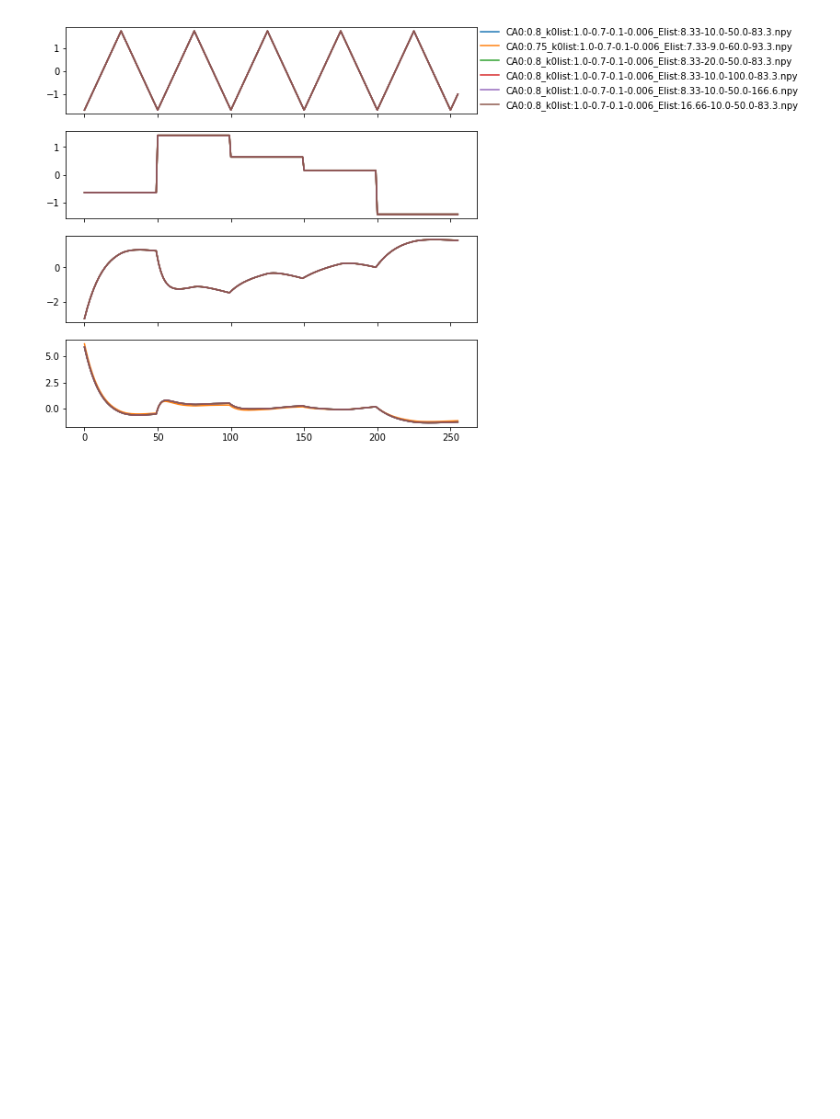
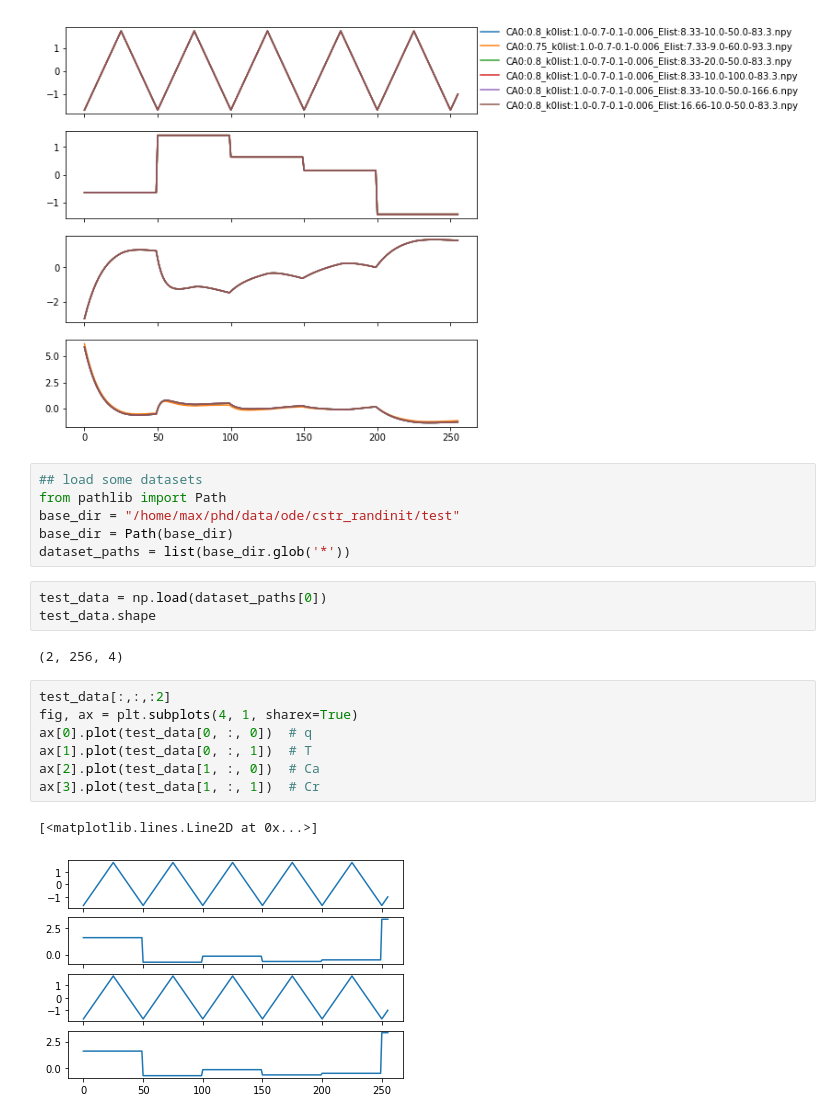
Before and after one commit to forgi86/RNN-adaptation, a Jupyter notebook: notebooks/data_gen_experimental.ipynb, the cells around one changed output. Drawn from its saved outputs; the diff is of its cells as text; blank space fills up the shorter version.

Commit message:
load some datasets

```diff
--- a/notebooks/data_gen_experimental.ipynb
+++ b/notebooks/data_gen_experimental.ipynb
@@ -84,3 +84,24 @@ visualize_tasks([task_nom, task_pert, task_var0, task_var1, task_var2, task_var3
 # %% [output]
 [figure]
 [figure]
+# %%
+## load some datasets
+from pathlib import Path
+base_dir = "/home/max/phd/data/ode/cstr_randinit/test"
+base_dir = Path(base_dir)
+dataset_paths = list(base_dir.glob('*'))
+# %%
+test_data = np.load(dataset_paths[0])
+test_data.shape
+# %% [output]
+(2, 256, 4)
+# %%
+test_data[:,:,:2]
+fig, ax = plt.subplots(4, 1, sharex=True)
+ax[0].plot(test_data[0, :, 0])  # q
+ax[1].plot(test_data[0, :, 1])  # T
+ax[2].plot(test_data[1, :, 0])  # Ca
+ax[3].plot(test_data[1, :, 1])  # Cr
+# %% [output]
+[<matplotlib.lines.Line2D at 0x...>]
+[figure, added]
```
